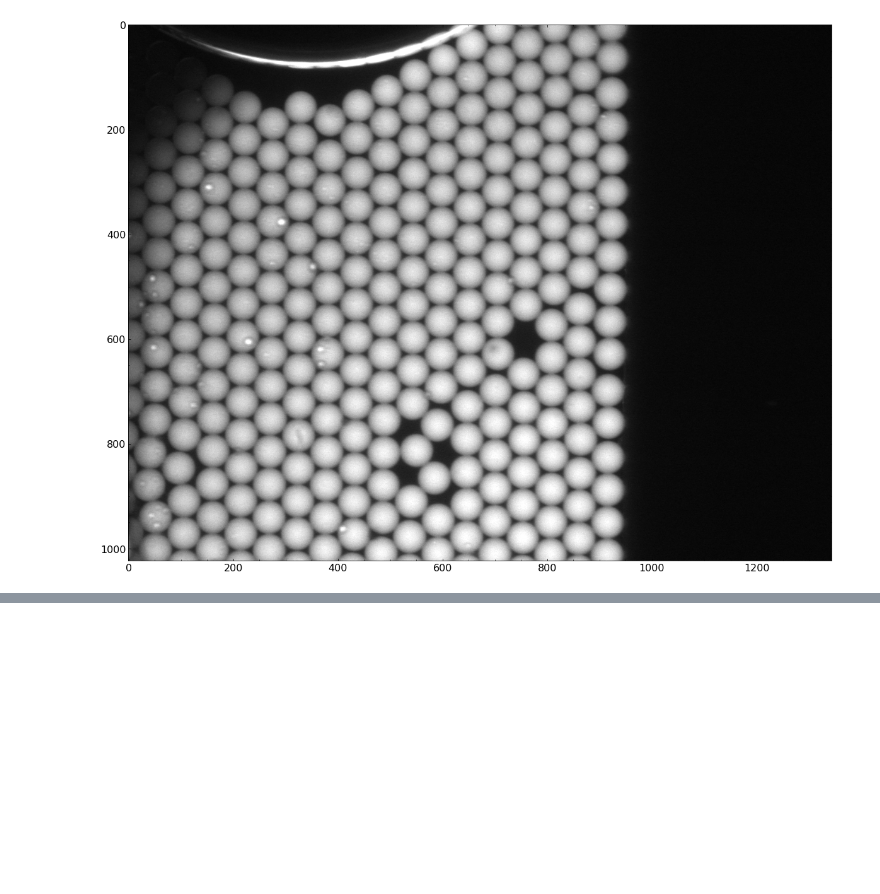
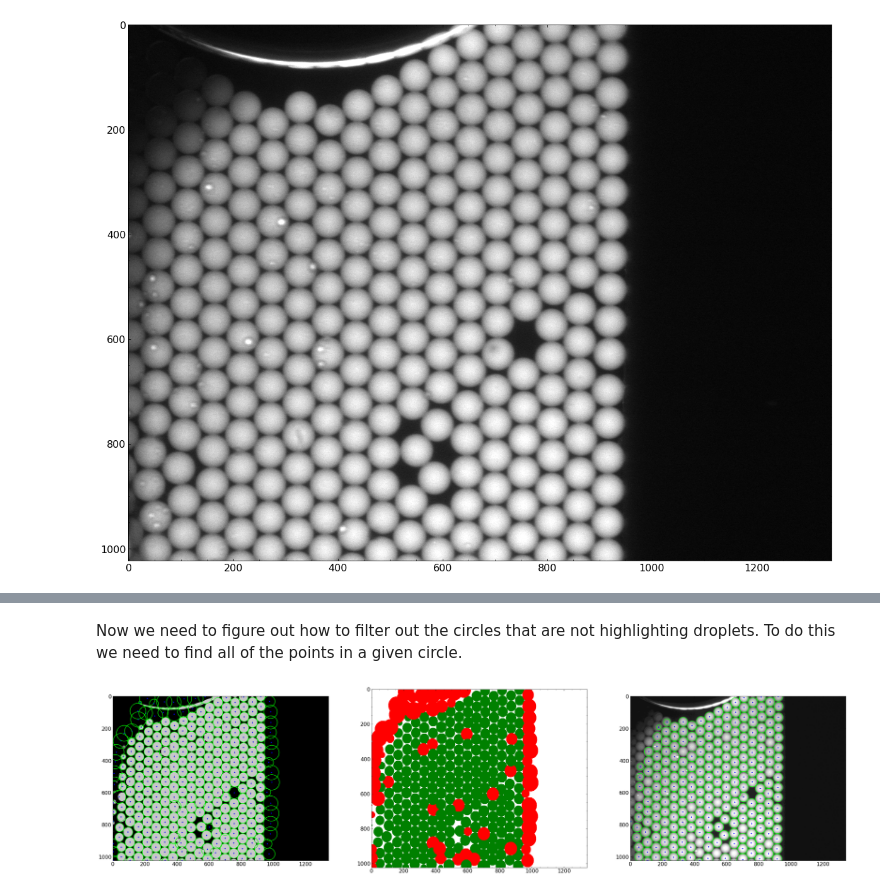
Before and after one commit to Fygenson-Lab/Droplet-Image-Analysis, a Jupyter notebook: droplet_finder_workbook.ipynb, the cells around one changed output, grey strips where cells are left out. Saved outputs shown, nothing was run; the diff lists cells and outputs as text; code cells hidden in the pictures; blank space fills up the shorter version.

```diff
--- a/droplet_finder_workbook.ipynb
+++ b/droplet_finder_workbook.ipynb
@@ -60,0 +62,50 @@ axs[2].imshow(bin_color_img, cmap = 'gray')
+# %% [markdown]
+Now we need to figure out how to filter out the circles that are not highlighting droplets. To do this we need to find all of the points in a given circle.
+# %%
+def find_pixels_in_circle(cir_par):
+    points = []
+    cx, cy, r = cir_par
+    for y in range(-1 *  r, +r+1):
+        x = (r**2 - y**2)**0.5
+
+        x1 = int(-x + cx)
+        x2 = int(+x + cx)
+
+        y = y + cy
+        for x in range(x1, x2):
+            if x < 1344 and y < 1024: #don't keep a point if it falls outside the image size
+                points.append([x,y])
+    return points
+
+th, bin_image = cv.threshold(image, 6, 1, cv.THRESH_BINARY)
+bin_color_img = cv.cvtColor(bin_image,cv.COLOR_GRAY2BGR) *200
+color_img = cv.cvtColor(image,cv.COLOR_GRAY2BGR) * 17
+bin_circles = cv.HoughCircles(bin_image, cv.HOUGH_GRADIENT, dp =1, minDist = 50, param1=1, param2=1, maxRadius = 50)
+bin_circles = np.uint16(bin_circles)
+
+fig, axs = plt.subplots(1, 3, figsize = (40,10))
+
+radi = []
+for i in bin_circles[0,:]:
+    cv.circle(bin_color_img,(i[0],i[1]),i[2],(0,255,0),2)
+    cv.circle(bin_color_img,(i[0],i[1]),2,(0,0,255),3)
+    points = find_pixels_in_circle(i)
+
+    values = [bin_image[point[1], point[0]] for point in points]
+    if np.mean(values) > 0.9:
+        axs[1].scatter([point[0] for point in points],[point[1] for point in points], color = 'green', s=1)
+        cv.circle(color_img,(i[0],i[1]),i[2],(0,255,0),2)
+        cv.circle(color_img,(i[0],i[1]),2,(0,0,255),3)
+        radi.append(i[2])
+    else:
+        axs[1].scatter([point[0] for point in points],[point[1] for point in points], color = 'red', s=1)
+
+axs[0].imshow(bin_color_img, cmap = 'gray')
+axs[2].imshow(color_img, cmap = 'gray')
+axs[1].set_xlim(0, 1344)
+axs[1].set_ylim(0, 1024)
+axs[1].invert_yaxis()
+
+plt.show()
+# %% [output]
+[figure, added]
```
Also changed, not shown: parts of 3 cells of this notebook.
